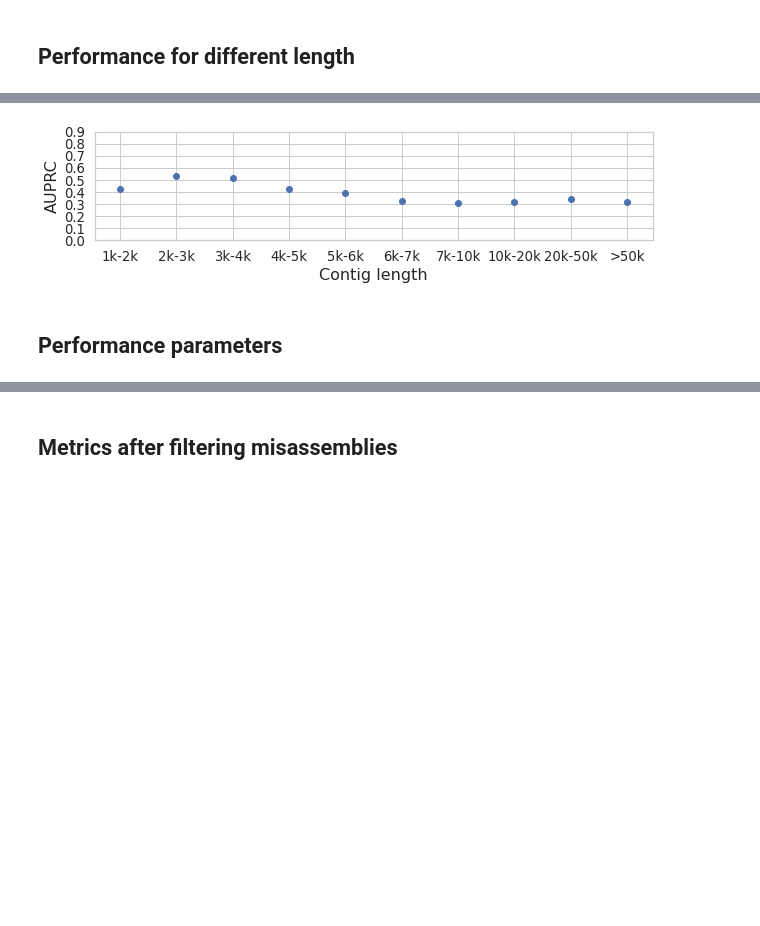
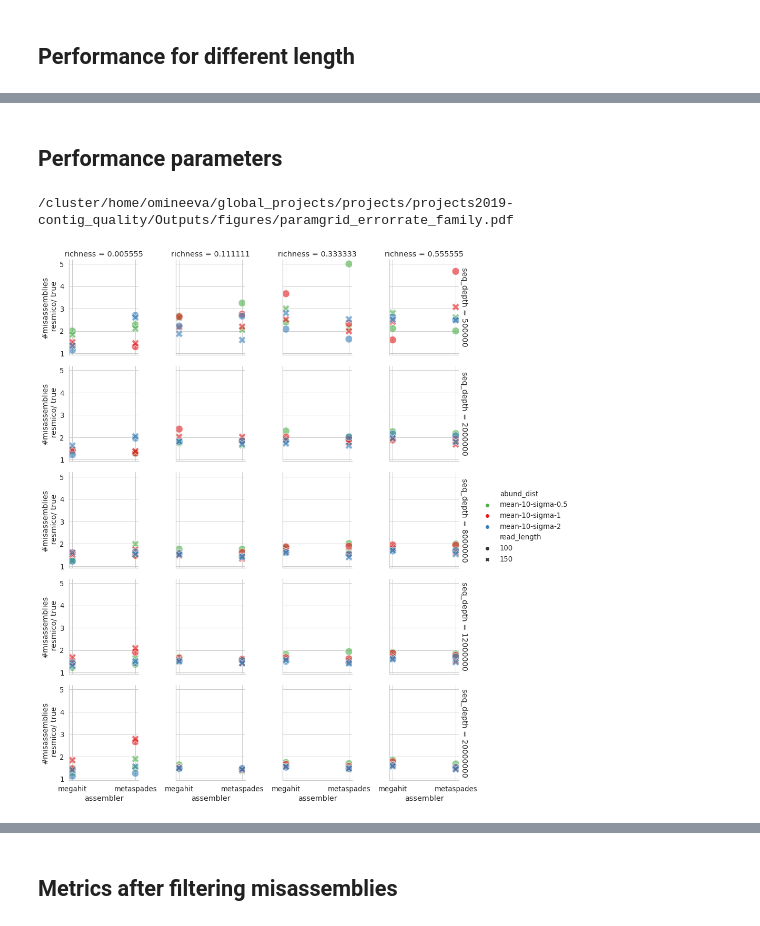
Before and after one commit to leylabmpi/resmico, a Jupyter notebook: notebooks/figures/family.ipynb, the cells around one changed output, grey strips where cells are left out. Drawn from its saved outputs; the diff is of its cells as text; code cells hidden in the pictures; blank space fills up the shorter version.

```diff
--- a/notebooks/figures/family.ipynb
+++ b/notebooks/figures/family.ipynb
@@ -416,22 +522,3 @@ plt.show()
-# %%
-fig1 = plt.figure(figsize=(10,2))
-positions = np.arange(len(bin_names)) #[l[0] for l in min_max_len]
-plt.scatter(positions, bin_prauc)
-plt.xticks(positions, bin_names)
-plt.yticks(np.arange(0, 1, .1))
-plt.ylabel('AUPRC', fontsize=16)
-plt.xlabel('Contig length', fontsize=16)
-plt.grid(True)
-
-
-save_name = 'family'
-where = project_path+'/Outputs/figures/AUPRCbin_'+save_name+'.pdf'
-plt.savefig(where,
-            bbox_inches='tight', format='pdf', dpi=300)
-
-plt.show()
-# %% [output]
-[figure, removed]
 # %% [markdown]
 ## Performance parameters
 # %%
@@ -448,3 +541,25 @@ def auc_group(df):
+# %%
+grouped = df_all_preds.groupby(['richness', 'abund_dist', 'read_length', 'seq_depth', 'assembler'],
+                               as_index=False).apply(
+    lambda x: pd.Series({'#misassemblies\n resmico/ true':errorrate_group(x)})).reset_index(drop=True)
+grouped[['richness', 'seq_depth']] = grouped[['richness', 'seq_depth']].apply(pd.to_numeric)
+# %%
+g = sns.FacetGrid(grouped, col="richness", row='seq_depth',
+                  margin_titles=True)
+g.map_dataframe(sns.scatterplot, x="assembler", y='#misassemblies\n resmico/ true',
+                style='read_length', hue='abund_dist',
+                s=200, alpha=0.6)
+g.tight_layout()
+g.add_legend()
+
+dataset_name = 'family'
+where = project_path+'Outputs/figures/paramgrid_errorrate_'+dataset_name+'.pdf'
+plt.savefig(where,
+            bbox_inches='tight', format='pdf', dpi=300)
+print(where)
+# %% [output]
+/cluster/home/omineeva/global_projects/projects/projects2019-contig_quality/Outputs/figures/paramgrid_errorrate_family.pdf
+[figure, added]
 # %%
 grouped = df_all_preds.groupby(['richness', 'abund_dist', 'read_length', 'seq_depth', 'assembler'],
                                as_index=False
```
Also changed, not shown: parts of 29 cells of this notebook, 5 other files.
